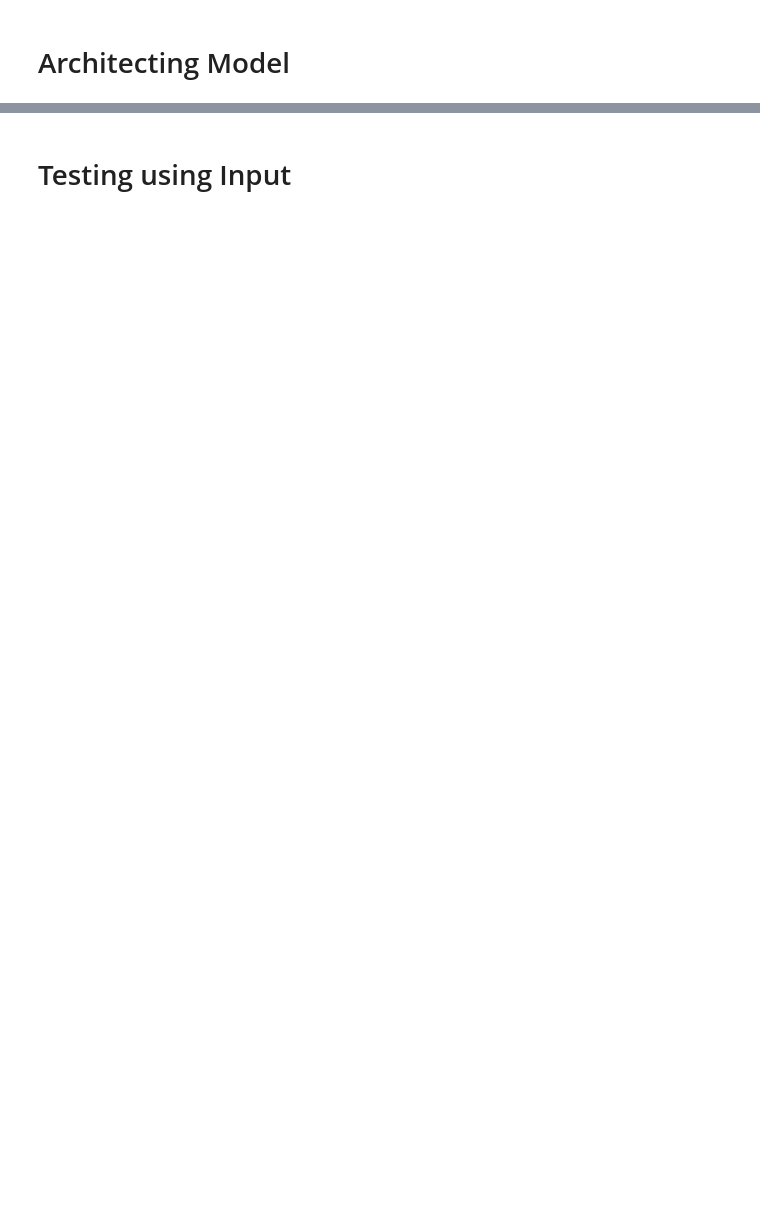
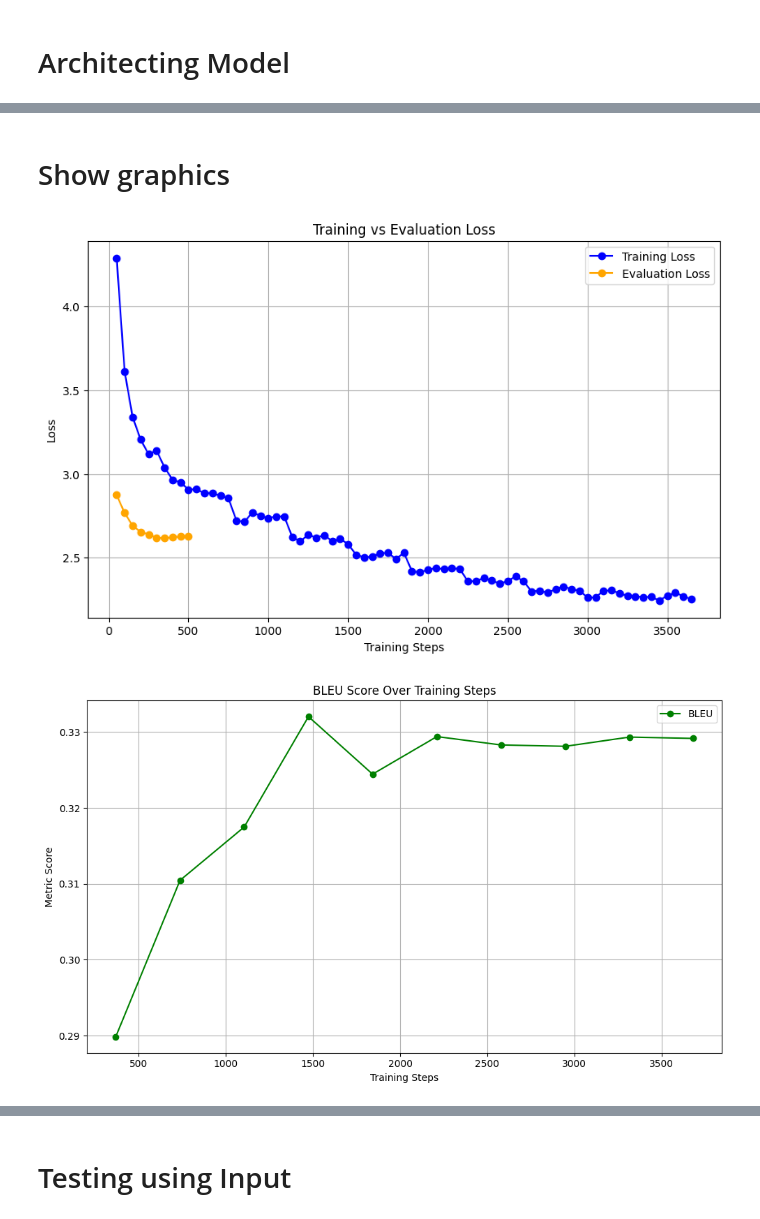
Before and after one commit to Capstone-Bangkit-Healthcare-Chatbot/Chatbot-bangkit, a Jupyter notebook: Testing Model/Testing using T5 base/chatbot-bangkit.ipynb, the cells around one changed output, grey strips where cells are left out. Drawn from its saved outputs; the diff is of its cells as text; code cells hidden in the pictures; blank space fills up the shorter version.

Commit message:
T5 Tuning with better graphic

```diff
--- a/Testing Model/Testing using T5 base/chatbot-bangkit.ipynb
+++ b/Testing Model/Testing using T5 base/chatbot-bangkit.ipynb
@@ -347,0 +390,72 @@ plt.show()
+# %% [markdown]
+# Show graphics
+# %%
+# Extract loss values from log history
+train_loss = []
+eval_loss = []
+eval_bleu = []
+eval_exact_match = []
+eval_rogue = []
+steps = []
+eval_steps = []
+
+for log in log_history:
+    if "loss" in log:
+        train_loss.append(log["loss"])
+        steps.append(log["step"])
+    if "eval_loss" in log:
+        eval_loss.append(log["eval_loss"])
+        eval_steps.append(log["step"])
+    if "eval_BLEU" in log:
+        eval_bleu.append(log["eval_BLEU"])
+    if "eval_ROUGE-L" in log:
+        eval_rogue.append(log["eval_ROUGE-L"])
+    if "eval_exact_match" in log:
+        eval_exact_match.append(log["eval_exact_match"])
+
+# Plot the losses
+plt.figure(figsize=(10, 6))
+plt.plot(steps, train_loss, label="Training Loss", color="blue", marker="o")
+plt.plot(steps[:len(eval_loss)], eval_loss, label="Evaluation Loss", color="orange", marker="o")
+plt.xlabel("Training Steps")
+plt.ylabel("Loss")
+plt.title("Training vs Evaluation Loss")
+plt.legend()
+plt.grid(True)
+plt.show()
+
+# Plot the BLEU
+plt.figure(figsize=(10, 6))
+plt.plot(eval_steps, eval_bleu, label="BLEU", marker="o", linestyle="-", color="green")
+plt.xlabel("Training Steps")
+plt.ylabel("Metric Score")
+plt.title("BLEU Score Over Training Steps")
+plt.legend()
+plt.grid(True)
+plt.tight_layout()
+plt.show()
+
+# Plot the ROGUE
+plt.figure(figsize=(10, 6))
+plt.plot(eval_steps, eval_bleu, label="ROGUE-L", marker="o", linestyle="-", color="red")
+plt.xlabel("Training Steps")
+plt.ylabel("Metric Score")
+plt.title("ROGUE-L Score Over Training Steps")
+plt.legend()
+plt.grid(True)
+plt.tight_layout()
+plt.show()
+
+# Plot the BLEU
+plt.figure(figsize=(10, 6))
+plt.plot(eval_steps, eval_bleu, label="Exact Match", marker="o", linestyle="-", color="black")
+plt.xlabel("Training Steps")
+plt.ylabel("Metric Score")
+plt.title("Exact match Over Training Steps")
+plt.legend()
+plt.grid(True)
+plt.tight_layout()
+plt.show()
+# %% [output]
+[figure, added]
+[figure, added]
```
Also changed, not shown: parts of 9 cells of this notebook, 13 other files.
